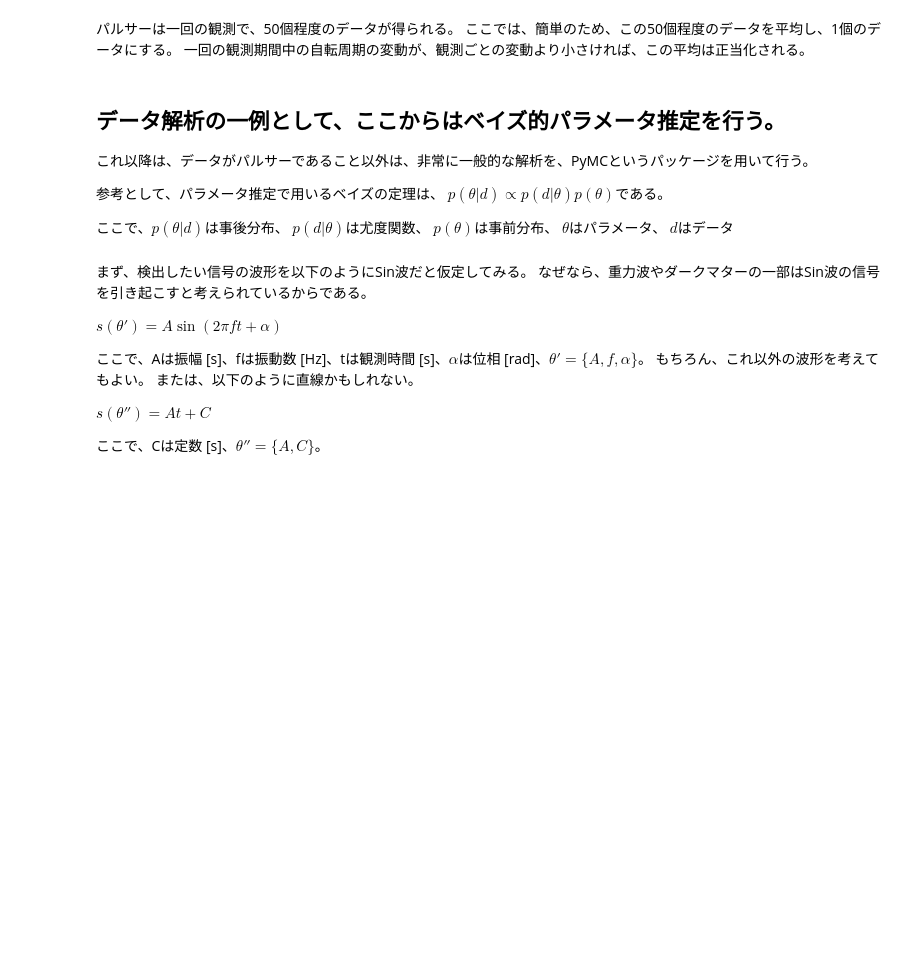
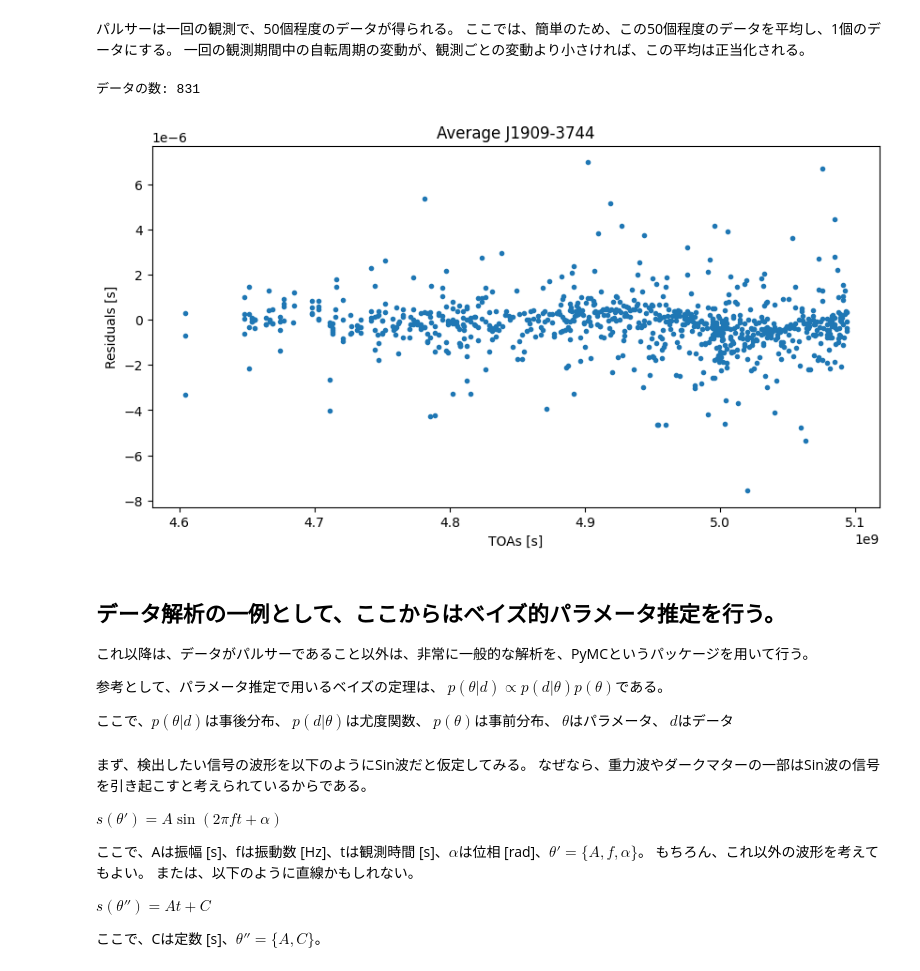
Before and after one commit to rkatophys/gw_tutorial, a Jupyter notebook: gw_search.ipynb, the cells around one changed output. Saved outputs shown, nothing was run; the diff lists cells and outputs as text; code cells hidden in the pictures; blank space fills up the shorter version.

```diff
--- a/gw_search.ipynb
+++ b/gw_search.ipynb
@@ -90,20 +121,23 @@ print(f"データの数: {len(datax_long)}")
 # %%
 # パルサー固有のPythonパッケージを用いているため詳細は省くが、一回の観測で得られたデータの数を取得している。
 U, _ = utils.create_quantization_matrix(onepsr.toas, nmin=1)
 _uinds = utils.quant2ind(U)
 
 # 平均を取ることで数が少なくなったJ1909-3744の観測時間(toas)と自転周期の揺らぎ (residuals)のデータ。
 datax=np.array([(onepsr.toas[sc]).mean() for sc in _uinds])
 datay=np.interp(datax, onepsr.toas, onepsr.residuals)
 
 # プロット。
 plt.figure(figsize=(10,5))
 plt.plot(datax,datay,".")
-plt.xlabel("Toas [s]")
+plt.xlabel("TOAs [s]")
 plt.ylabel("Residuals [s]")
 plt.title(f"Average {onepsr.name}")
 
 print(f"データの数: {len(datax)}")
+# %% [output]
+データの数: 831
+[figure, added]
 # %% [markdown]
 ## データ解析の一例として、ここからはベイズ的パラメータ推定を行う。
 これ以降は、データがパルサーであること以外は、非常に一般的な解析を、PyMCというパッケージを用いて行う。
```
Also changed, not shown: parts of 16 cells of this notebook.
